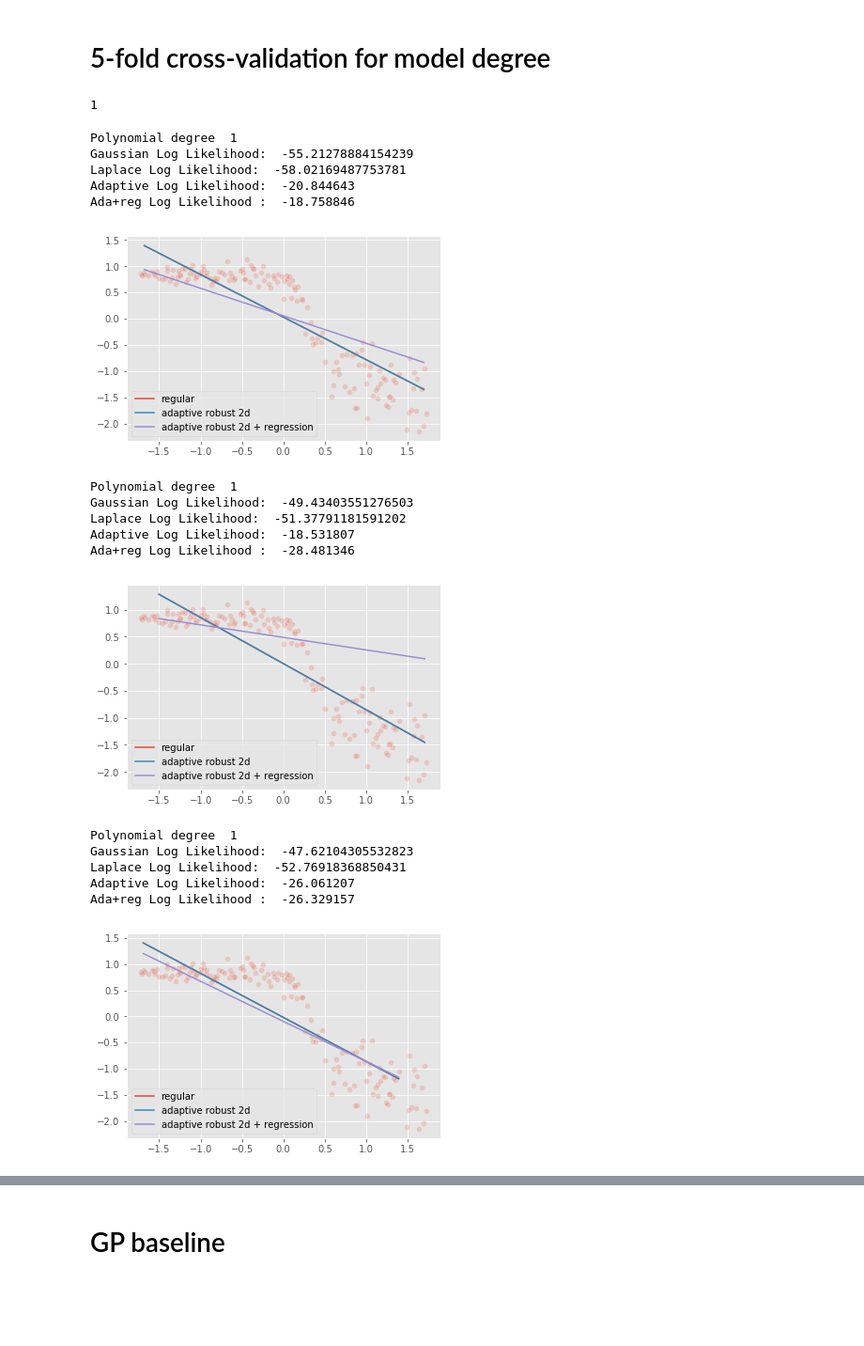
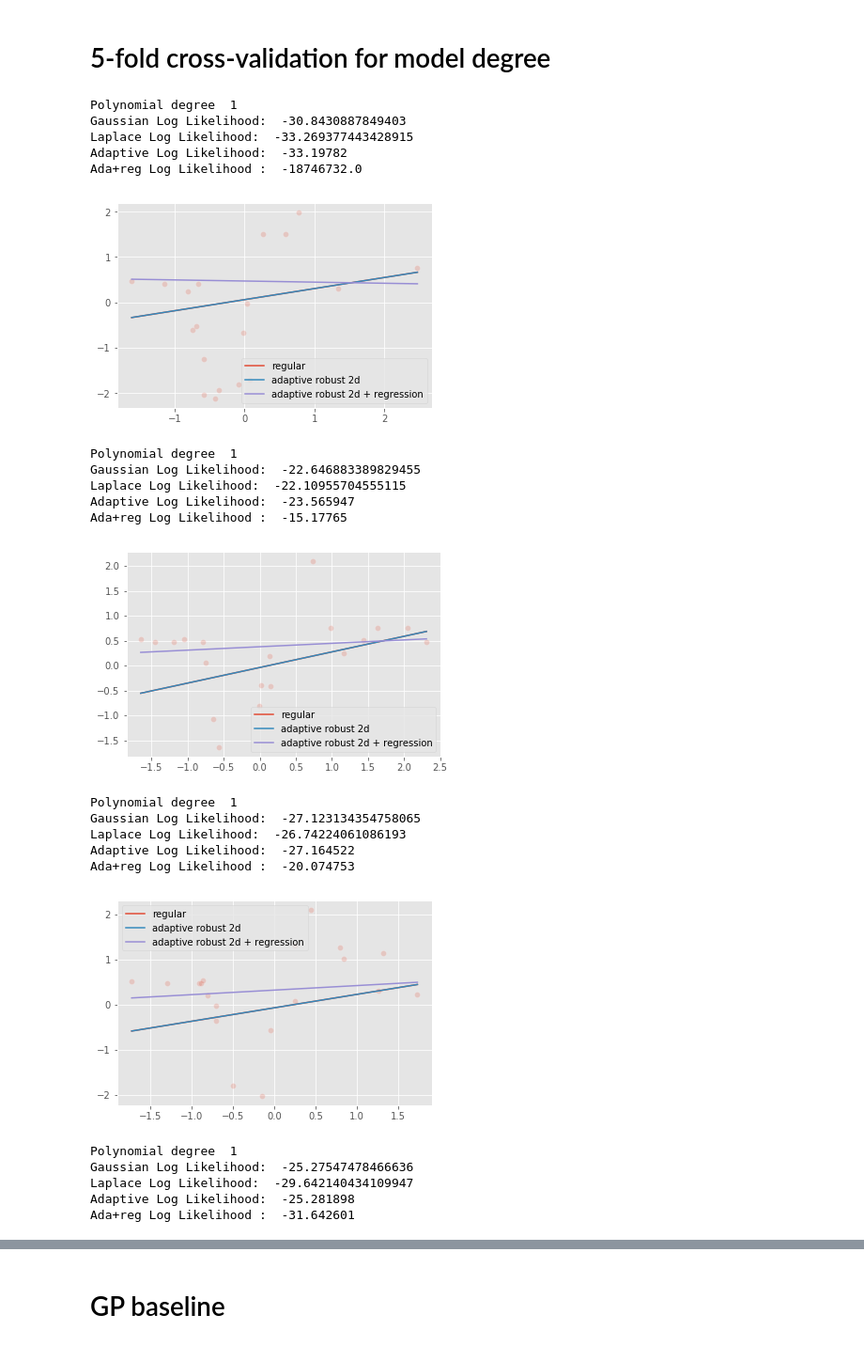
Before and after one commit to Kenta426/heteroscedastic_robust_regression, a Jupyter notebook: notebook/Real_Datasets_KFold.ipynb, the cells around one changed output, grey strips where cells are left out. Shown at 94% size. Cells and saved outputs as stored; diff of their text form; code cells hidden in the pictures; blank space fills up the shorter version.

```diff
--- a/notebook/Real_Datasets_KFold.ipynb
+++ b/notebook/Real_Datasets_KFold.ipynb
@@ -344,8 +396,7 @@ ada_loc_fit, alpha_loc, scale_loc = train_locally_adaptive(lr, alpha_model, scal
 from sklearn.metrics import mean_absolute_error
 
 x, y = torch.Tensor(trX), torch.Tensor(trY)
-x_noout, y_noout = torch.Tensor(trXnoout), torch.Tensor(trYnoout)
-outliers = True
+outliers = False
 
 if dataset == 'lidar':
     x_out1 = np.random.uniform(low=-0.8, high=-0.5, size=(10,))
@@ -371,8 +422,6 @@ tablemae = np.zeros((reg_degrees, 4))
 for i in range(reg_degrees):
 
     reg_degree = i+1
-    print(reg_degree)
-
 
     gauss_log_likelihoods = np.zeros((n_splits,1))
     laplace_log_likelihoods = np.zeros((n_splits,1))
@@ -438,10 +487,10 @@ for i in range(reg_degrees):
         ada_log_lik = adaptive.loglikelihood(yar-y_val[idxX], alpha, scale)
         adaloc_log_lik = adaptive.loglikelihood(yalr-y_val[idxX], alphas, scales)
 
-        gauss_mae = mean_absolute_error(y_val.numpy().flatten(), y2.numpy().flatten())
-        laplace_mae = mean_absolute_error(y_val.numpy().flatten(), ylap.numpy().flatten())
-        ada_mae = mean_absolute_error(y_val.numpy().flatten(), yar.numpy().flatten())
-        adaloc_mae = mean_absolute_error(y_val.numpy().flatten(), yalr.numpy().flatten())
+        gauss_mae = mean_absolute_error(y_val[idxX].numpy().flatten(), y2.numpy().flatten())
+        laplace_mae = mean_absolute_error(y_val[idxX].numpy().flatten(), ylap.numpy().flatten())
+        ada_mae = mean_absolute_error(y_val[idxX].numpy().flatten(), yar.numpy().flatten())
+        adaloc_mae = mean_absolute_error(y_val[idxX].numpy().flatten(), yalr.numpy().flatten())
 
         gauss_log_likelihoods[j,:] = gauss_log_lik
         laplace_log_likelihoods[j,:] = laplace_log_lik
@@ -454,55 +503,59 @@ for i in range(reg_degrees):
         adaloc_maes[j,:] = adaloc_mae
 
         print('Polynomial degree ', reg_degree)
-        print('Gaussian Log Likelihood: ', gaussian.loglikelihood(y2.numpy().flatten()-y_val.numpy().flatten()))
-        print('Laplace Log Likelihood: ', laplace.loglikelihood(ylap.numpy().flatten()-y_val.numpy().flatten()))
+        print('Gaussian Log Likelihood: ', gaussian.loglikelihood(y2.numpy().flatten()-y_val[idxX].numpy().flatten()))
+        print('Laplace Log Likelihood: ', laplace.loglikelihood(ylap.numpy().flatten()-y_val[idxX].numpy().flatten()))
         print('Adaptive Log Likelihood: ', adaptive.loglikelihood(yar-y_val[idxX], alpha, scale))
         print('Ada+reg Log Likelihood : ', adaptive.loglikelihood(yalr-y_val[idxX], alphas, scales))
 
-        sns.scatterplot(trX, trY, alpha=0.2)
+        sns.scatterplot(X_val, y_val, alpha=0.2)
         sns.lineplot(sortedx.detach().numpy(), y2.detach().numpy().flatten(), label='regular')
         sns.lineplot(sortedx.detach().numpy(), yar.detach().numpy().flatten(), label='adaptive robust 2d')
         sns.lineplot(sortedx.detach().numpy(), yalr.detach().numpy().flatten(), label='adaptive robust 2d + regression')
         plt.show()
 
         j += 1
 
     gauss_log_likelihood_mean = np.mean(gauss_log_likelihoods)
     laplace_log_likelihood_mean = np.mean(laplace_log_likelihoods)
     ada_log_likelihood_mean = np.mean(ada_log_likelihoods)
     adaloc_log_likelihood_mean = np.mean(adaloc_log_likelihoods)
 
     gauss_mae_mean = np.mean(gauss_maes)
     laplace_mae_mean = np.mean(laplace_maes)
     ada_mae_mean = np.mean(ada_maes)
     adaloc_mae_mean = np.mean(adaloc_maes)
 
     table[i, 0] = gauss_log_likelihood_mean
     table[i, 1] = laplace_log_likelihood_mean
     table[i, 2] = ada_log_likelihood_mean
     table[i, 3] = adaloc_log_likelihood_mean
 
     tablemae[i, 0] = gauss_mae_mean
     tablemae[i, 1] = laplace_mae_mean
     tablemae[i, 2] = ada_mae_mean
     tablemae[i, 3] = adaloc_mae_mean
 # %% [output]
-1
+Polynomial degree  1
+Gaussian Log Likelihood:  -30.8430887849403
+Laplace Log Likelihood:  -33.269377443428915
+Adaptive Log Likelihood:  -33.19782
+Ada+reg Log Likelihood :  -18746732.0
+[figure, new version]
 Polynomial degree  1
-Gaussian Log Likelihood:  -55.21278884154239
-Laplace Log Likelihood:  -58.02169487753781
-Adaptive Log Likelihood:  -20.844643
-Ada+reg Log Likelihood :  -18.758846
+Gaussian Log Likelihood:  -22.646883389829455
+Laplace Log Likelihood:  -22.10955704555115
+Adaptive Log Likelihood:  -23.565947
+Ada+reg Log Likelihood :  -15.17765
-[figure, old version]
+[figure, new version]
 Polynomial degree  1
-Gaussian Log Likelihood:  -49.43403551276503
-Laplace Log Likelihood:  -51.37791181591202
-Adaptive Log Likelihood:  -18.531807
-Ada+reg Log Likelihood :  -28.481346
+Gaussian Log Likelihood:  -27.123134354758065
+Laplace Log Likelihood:  -26.74224061086193
+Adaptive Log Likelihood:  -27.164522
+Ada+reg Log Likelihood :  -20.074753
-[figure, old version]
+[figure, new version]
 Polynomial degree  1
-Gaussian Log Likelihood:  -47.62104305532823
-Laplace Log Likelihood:  -52.76918368850431
-Adaptive Log Likelihood:  -26.061207
-Ada+reg Log Likelihood :  -26.329157
+Gaussian Log Likelihood:  -25.27547478466636
+Laplace Log Likelihood:  -29.642140434109947
+Adaptive Log Likelihood:  -25.281898
+Ada+reg Log Likelihood :  -31.642601
-[figure, old version]
```
Also changed, not shown: parts of 12 cells of this notebook.
